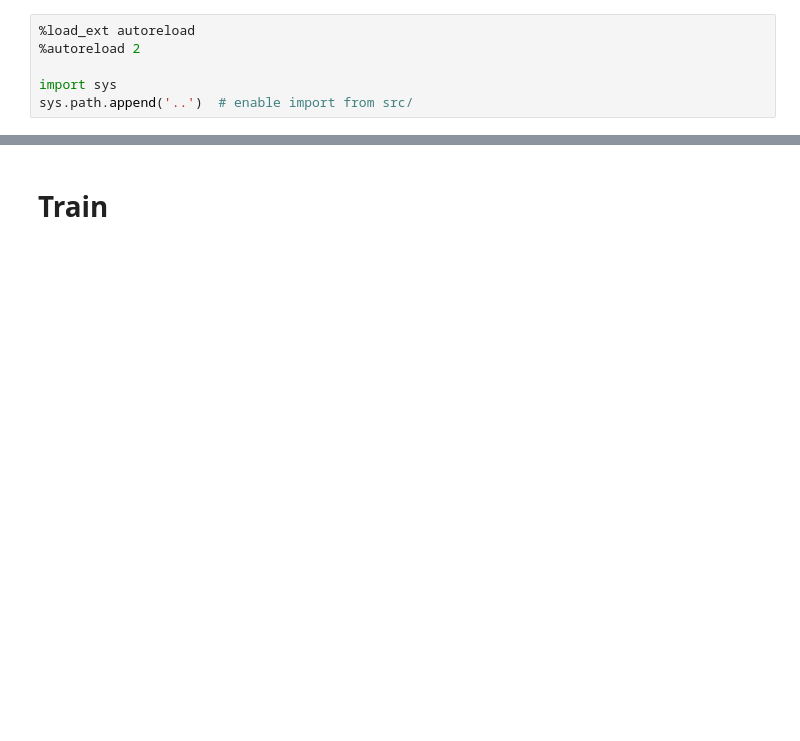
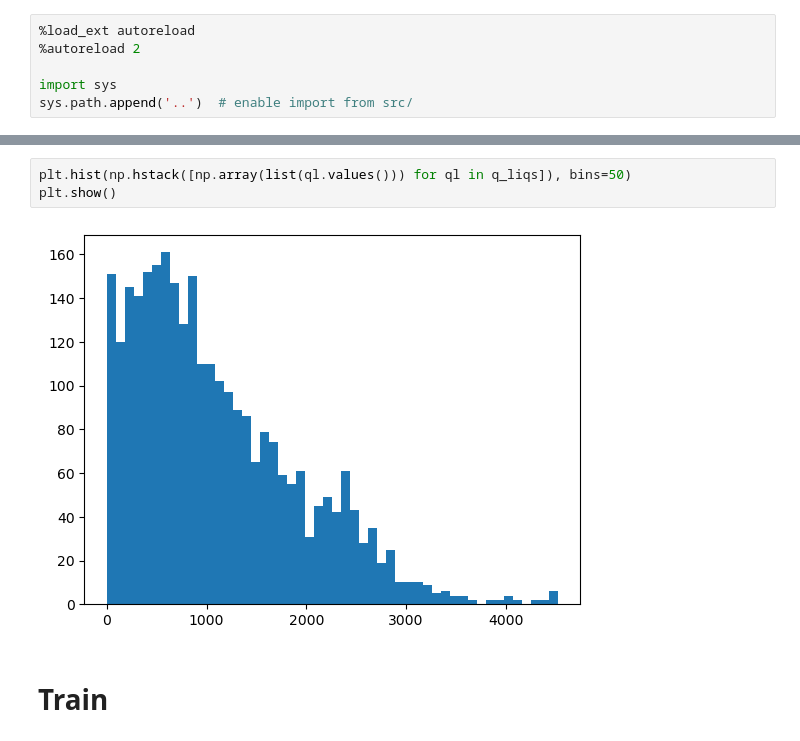
Before and after one commit to brunompacheco/early-fixing-oil-production, a Jupyter notebook: notebooks/0.1-bmp-surrogate-model.ipynb, the cells around one changed output, grey strips where cells are left out. Cells and saved outputs as stored; diff of their text form; blank space fills up the shorter version.

```diff
--- a/notebooks/0.1-bmp-surrogate-model.ipynb
+++ b/notebooks/0.1-bmp-surrogate-model.ipynb
@@ -63,2 +176,7 @@ tensor([[4342115.8560]], dtype=torch.float64, grad_fn=<AddmmBackward0>)
+# %%
+plt.hist(np.hstack([np.array(list(ql.values())) for ql in q_liqs]), bins=50)
+plt.show()
+# %% [output]
+[figure, added]
 # %% [markdown]
 # Train
```
Also changed, not shown: parts of 20 cells of this notebook, 10 other files.
